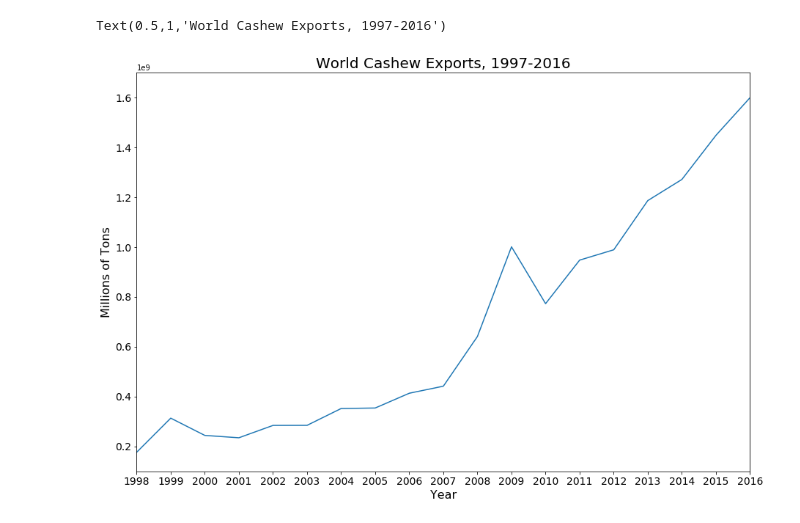
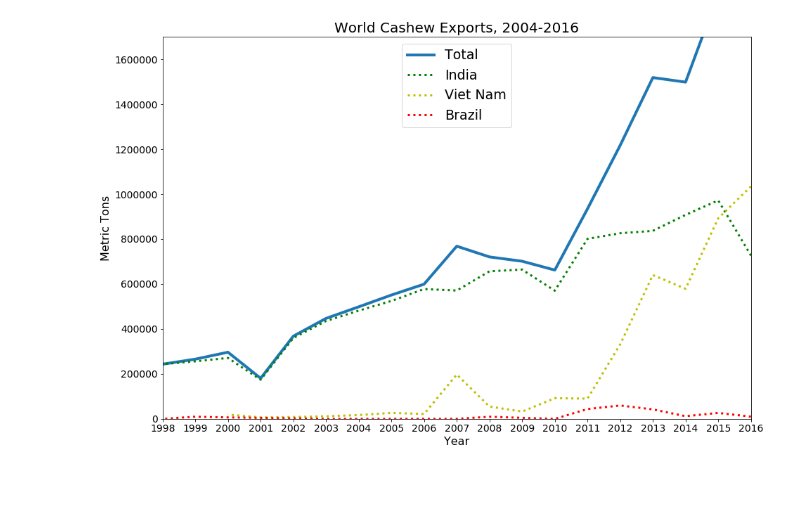
Before and after one commit to ExtraLime/cashew, a Jupyter notebook: roughdraft.ipynb, the cells around one changed output. Drawn from its saved outputs; the diff is of its cells as text; code cells hidden in the pictures; blank space fills up the shorter version.

```diff
--- a/roughdraft.ipynb
+++ b/roughdraft.ipynb
@@ -5,10 +5,22 @@ import matplotlib.pyplot as plt
 %matplotlib inline
 # %%
 trade = pd.read_csv("cashewprep.csv")#Initial Data
+trade['Quantity'] = trade['Quantity']/1000 #Convert "Quantity" from KG to MT
 exports = trade.loc[trade['Flow'] == 'Export'] #Separate Exports
 exports = exports.loc[exports['Country or Area'] != 'India']#Exclude India
 exports = exports.loc[exports['Country or Area'] != 'Viet Nam']#Exclude Viet Nam
 exports = exports.loc[exports['Country or Area'] != 'Brazil']#Exclude Brazil
-exports['pct'] = exports[]
+exp_by_year = exports.groupby(exports['Year'])['Quantity'].sum()#Group by year and sum exports
+#print(exports)
+'''
+Where as with exports we needed to exclude the three exporters of kernel\n
+with imports, we need to isolate Brazil, India and Viet Nam.
+'''
 imports = trade.loc[trade['Flow'] == 'Import'] #Separate Imports
-by_year = exports.groupby(exports['Year'])['Quantity'].sum()#Group by year and sum exports
+ind = imports.loc[imports['Country or Area'] == 'India'] #India
+viet = imports.loc[imports['Country or Area'] == 'Viet Nam']#Viet Nam
+brz = imports.loc[imports['Country or Area'] == 'Brazil']#Brazil
+importers = [brz, ind, viet] #List of data by country
+world_imp = pd.concat(importers) #Merge the three countries to 1 DF
+imp_by_year = world_imp.groupby(world_imp['Year'])['Quantity'].sum()#Group by year sum imports
+#print(imports)
@@ -15,13 +108,20 @@ by_year = exports.groupby(exports['Year'])['Quantity'].sum()#Group by year and s
 # %%
+#For the importers
 plt.figure(figsize=(15,10))
-plt.plot(by_year)
+plt.plot(imp_by_year, label='Total', linewidth=4)
+plt.plot(ind['Year'], ind['Quantity'], label='India', color='g', linestyle='dotted', linewidth=3)
+plt.plot(viet['Year'], viet['Quantity'], label='Viet Nam', color='y', linestyle='dotted', linewidth=3)
+plt.plot(brz['Year'], brz['Quantity'], label='Brazil', color='r', linestyle='dotted', linewidth=3)
+plt.legend(loc=9, fontsize=19)
 plt.xlabel('Year', fontsize=16)
 plt.xticks(range(1998, 2017, 1),fontsize=14)
-plt.yticks(range(200000000, 1700000000, 200000000), fontsize=14)
-plt.ylabel('Millions of Tons', fontsize=16)
-plt.ylim(100000000,1700000000)
+plt.yticks(range(0, 1700000, 200000), fontsize=14)
+plt.ylabel('Metric Tons', fontsize=16)
+plt.ylim(0,1700000)
+#plt.xlim(1998,2016) is the whole range
 plt.xlim(1998,2016)
-plt.title('World Cashew Exports, 1997-2016', fontsize=20)
+plt.title('World Cashew Exports, 2004-2016', fontsize=20)
+
+plt.show()
 # %% [output]
-Text(0.5,1,'World Cashew Exports, 1997-2016')
-[figure, old version]
+[figure, new version]
```
Also changed, not shown: parts of 8 cells of this notebook.
